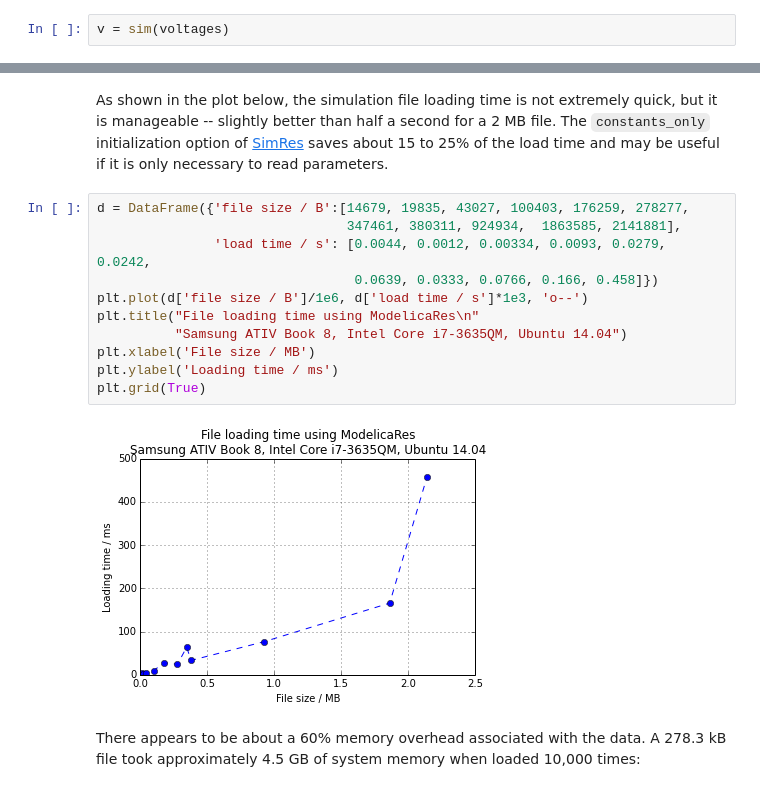
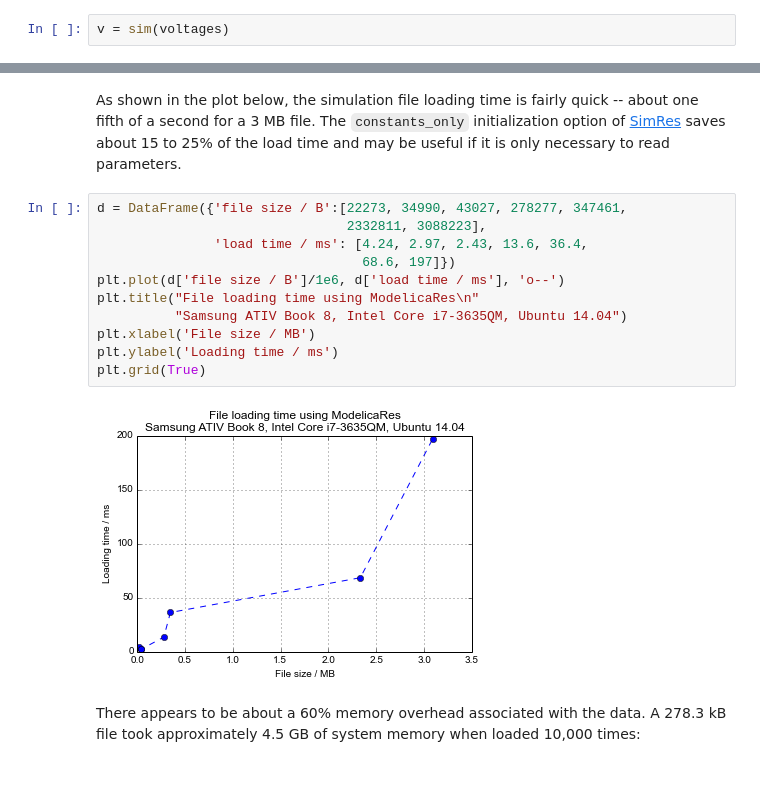
Before and after one commit to kdavies4/ModelicaRes, a Jupyter notebook: examples/advanced.ipynb, the cells around one changed output, grey strips where cells are left out. Saved outputs shown, nothing was run; the diff lists cells and outputs as text.

```diff
--- a/examples/advanced.ipynb
+++ b/examples/advanced.ipynb
@@ -212,18 +212,18 @@ timeit v.values()
 # %% [markdown]
-As shown in the plot below, the simulation file loading time is not extremely quick, but it is manageable -- slightly better than half a second for a 2 MB file.  The `constants_only` initialization option of [SimRes](http://kdavies4.github.io/ModelicaRes/modelicares.simres.html#modelicares.simres.SimRes) saves about 15 to 25% of the load time and may be useful if it is only necessary to read parameters.
+As shown in the plot below, the simulation file loading time is fairly quick -- about one fifth of a second for a 3 MB file.  The `constants_only` initialization option of [SimRes](http://kdavies4.github.io/ModelicaRes/modelicares.simres.html#modelicares.simres.SimRes) saves about 15 to 25% of the load time and may be useful if it is only necessary to read parameters.
 # %%
-d = DataFrame({'file size / B':[14679, 19835, 43027, 100403, 176259, 278277,
-                                347461, 380311, 924934,  1863585, 2141881],
-               'load time / s': [0.0044, 0.0012, 0.00334, 0.0093, 0.0279, 0.0242,
-                                 0.0639, 0.0333, 0.0766, 0.166, 0.458]})
-plt.plot(d['file size / B']/1e6, d['load time / s']*1e3, 'o--')
+d = DataFrame({'file size / B':[22273, 34990, 43027, 278277, 347461,
+                                2332811, 3088223],
+               'load time / ms': [4.24, 2.97, 2.43, 13.6, 36.4,
+                                  68.6, 197]})
+plt.plot(d['file size / B']/1e6, d['load time / ms'], 'o--')
 plt.title("File loading time using ModelicaRes\n"
           "Samsung ATIV Book 8, Intel Core i7-3635QM, Ubuntu 14.04")
 plt.xlabel('File size / MB')
 plt.ylabel('Loading time / ms')
 plt.grid(True)
 # %% [output]
-[figure, old version]
+[figure, new version]
 # %% [markdown]
 There appears to be about a 60% memory overhead associated with the data.  A 278.3 kB file took approximately 4.5 GB of system memory when loaded 10,000 times:
 # %%
```
Also changed, not shown: parts of 7 cells of this notebook, 6 other files.
